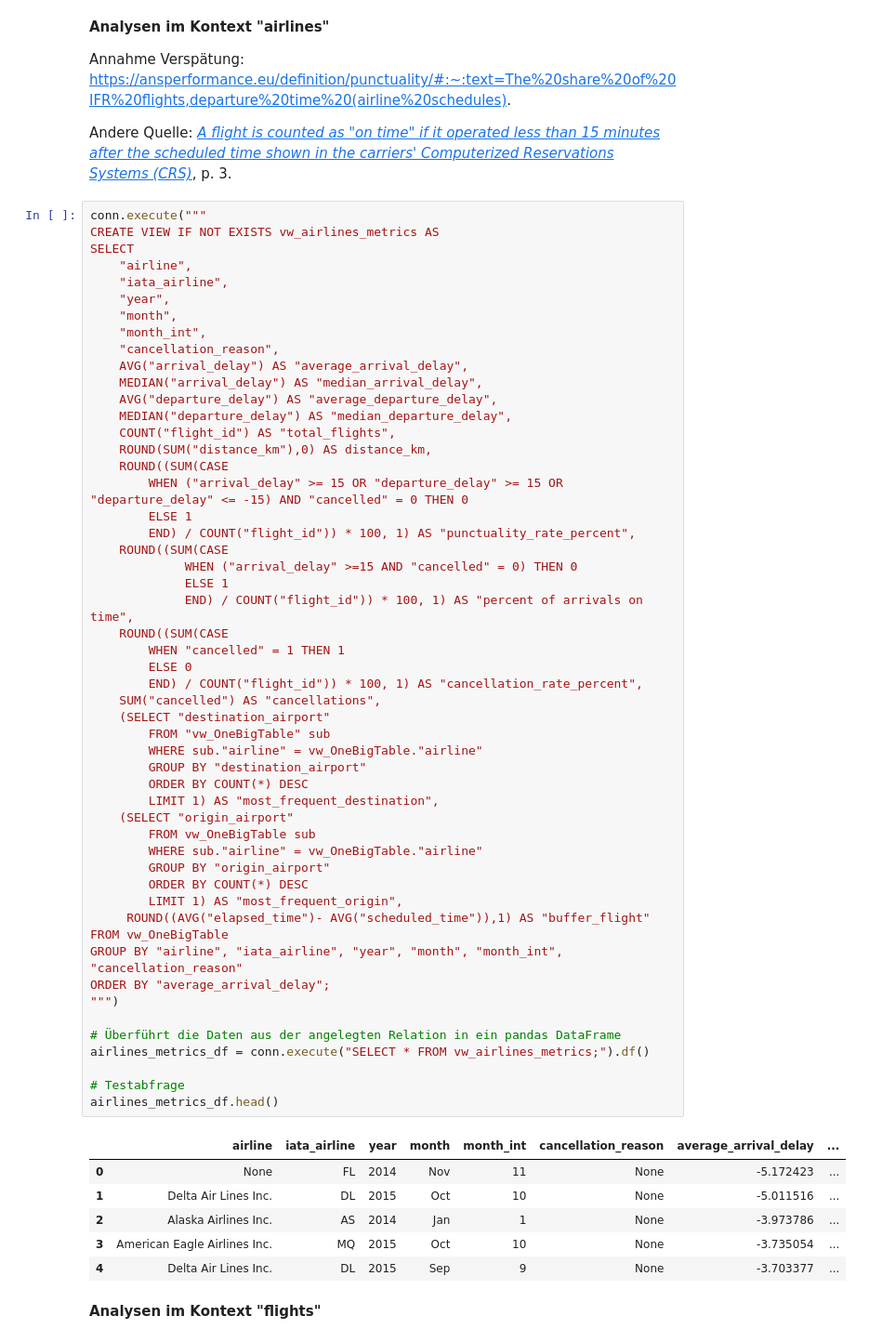
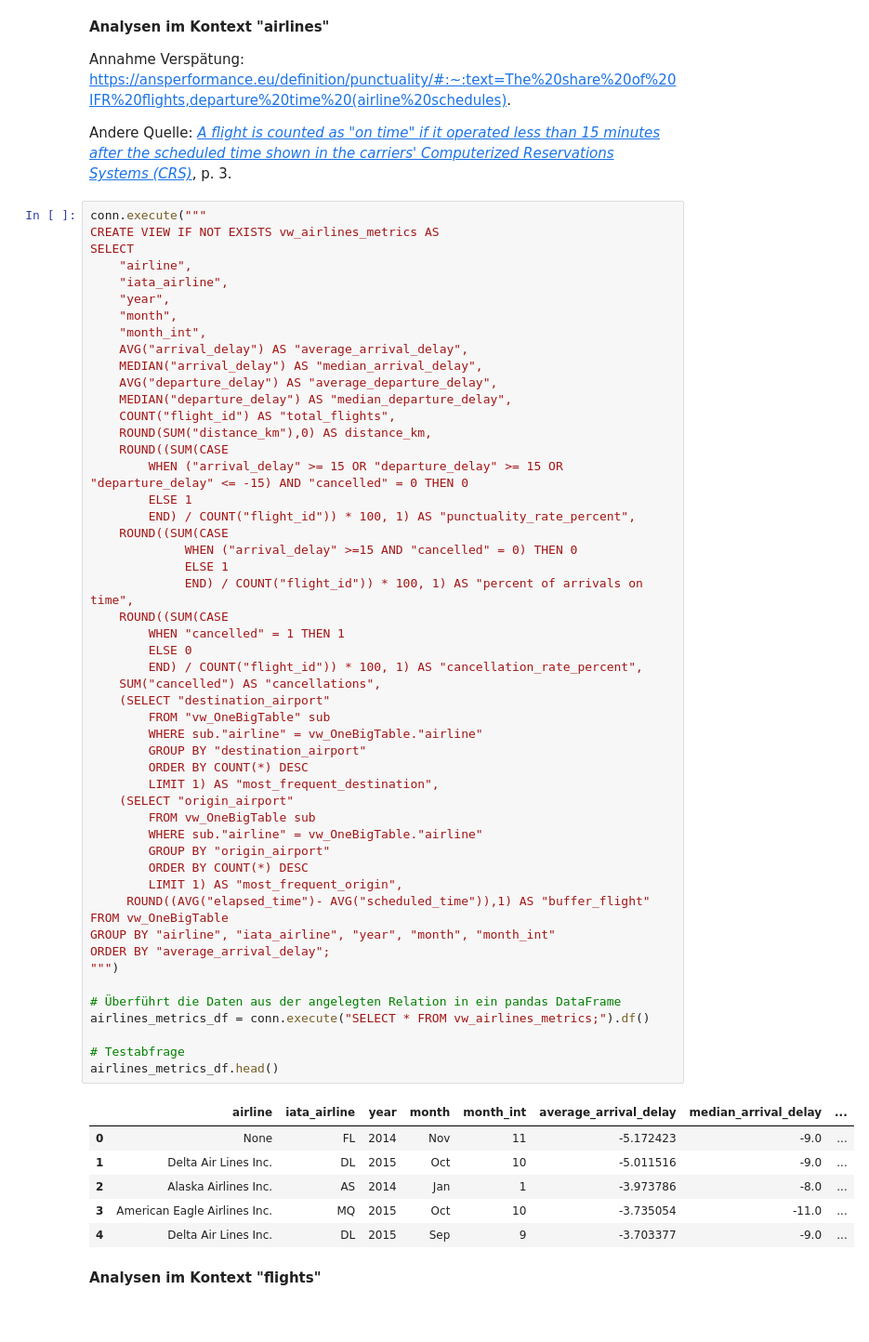
Before and after one commit to swrobuts/Flights, a Jupyter notebook: Flights.ipynb, the cells around one changed output. Shown at 93% size. Saved outputs shown, nothing was run; the diff lists cells and outputs as text.

```diff
--- a/Flights.ipynb
+++ b/Flights.ipynb
@@ -702,7 +702,6 @@ SELECT
     "year",
     "month",
     "month_int",
-    "cancellation_reason",
     AVG("arrival_delay") AS "average_arrival_delay",
     MEDIAN("arrival_delay") AS "median_arrival_delay",
     AVG("departure_delay") AS "average_departure_delay",
@@ -718,40 +717,40 @@ SELECT
              ELSE 1
              END) / COUNT("flight_id")) * 100, 1) AS "percent of arrivals on time",
     ROUND((SUM(CASE
         WHEN "cancelled" = 1 THEN 1
         ELSE 0
         END) / COUNT("flight_id")) * 100, 1) AS "cancellation_rate_percent",
     SUM("cancelled") AS "cancellations",
     (SELECT "destination_airport"
         FROM "vw_OneBigTable" sub
         WHERE sub."airline" = vw_OneBigTable."airline"
         GROUP BY "destination_airport"
         ORDER BY COUNT(*) DESC
         LIMIT 1) AS "most_frequent_destination",
     (SELECT "origin_airport"
         FROM vw_OneBigTable sub
         WHERE sub."airline" = vw_OneBigTable."airline"
         GROUP BY "origin_airport"
         ORDER BY COUNT(*) DESC
         LIMIT 1) AS "most_frequent_origin",
      ROUND((AVG("elapsed_time")- AVG("scheduled_time")),1) AS "buffer_flight"
 FROM vw_OneBigTable
-GROUP BY "airline", "iata_airline", "year", "month", "month_int", "cancellation_reason"
+GROUP BY "airline", "iata_airline", "year", "month", "month_int"
 ORDER BY "average_arrival_delay";
 """)
 
 # Überführt die Daten aus der angelegten Relation in ein pandas DataFrame
 airlines_metrics_df = conn.execute("SELECT * FROM vw_airlines_metrics;").df()
 
 # Testabfrage
 airlines_metrics_df.head()
 # %% [output]
-|  | airline | iata_airline | year | month | month_int | cancellation_reason | average_arrival_delay | ... |
-| 0 | None | FL | 2014 | Nov | 11 | None | -5.172423 | ... |
-| 1 | Delta Air Lines Inc. | DL | 2015 | Oct | 10 | None | -5.011516 | ... |
-| 2 | Alaska Airlines Inc. | AS | 2014 | Jan | 1 | None | -3.973786 | ... |
-| 3 | American Eagle Airlines Inc. | MQ | 2015 | Oct | 10 | None | -3.735054 | ... |
-| 4 | Delta Air Lines Inc. | DL | 2015 | Sep | 9 | None | -3.703377 | ... |
+|  | airline | iata_airline | year | month | month_int | average_arrival_delay | median_arrival_delay | ... |
+| 0 | None | FL | 2014 | Nov | 11 | -5.172423 | -9.0 | ... |
+| 1 | Delta Air Lines Inc. | DL | 2015 | Oct | 10 | -5.011516 | -9.0 | ... |
+| 2 | Alaska Airlines Inc. | AS | 2014 | Jan | 1 | -3.973786 | -8.0 | ... |
+| 3 | American Eagle Airlines Inc. | MQ | 2015 | Oct | 10 | -3.735054 | -11.0 | ... |
+| 4 | Delta Air Lines Inc. | DL | 2015 | Sep | 9 | -3.703377 | -9.0 | ... |
 # %% [markdown]
 **Analysen im Kontext "flights"**
 # %%
```
Also changed, not shown: parts of 3 cells of this notebook, 2 other files.
